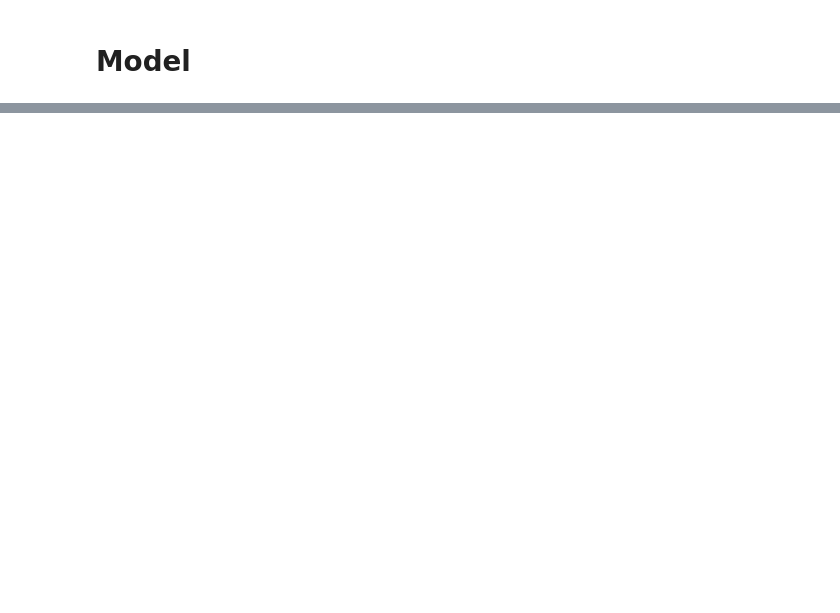
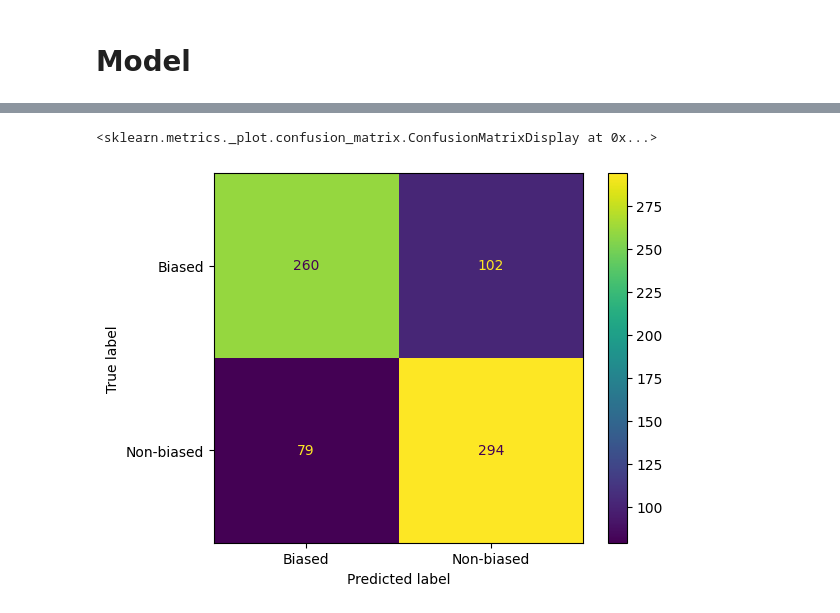
Before and after one commit to jeelfaldu7/may_code_jam_pudding, a Jupyter notebook: code_jam_may25.ipynb, the cells around one changed output, grey strips where cells are left out. Saved outputs shown, nothing was run; the diff lists cells and outputs as text; code cells hidden in the pictures; blank space fills up the shorter version.

```diff
--- a/code_jam_may25.ipynb
+++ b/code_jam_may25.ipynb
@@ -178,0 +265,8 @@ Using the cuda device.
+# %%
+from sklearn.ensemble import RandomForestClassifier
+
+rf_clf = RandomForestClassifier()
+rf_clf.fit(embeddings_train, ytrain)
+
+y_pred = rf_clf.predict(embeddings_test)
+print(classification_report(ytest, y_pred, target_names=[str(label) for label in le.classes_]))
@@ -178,0 +294,30 @@ Using the cuda device.
+# %%
+model = Sequential([
+    Dense(512, activation='gelu', input_shape=(embeddings_train.shape[1],)),
+    Dropout(0.3),
+    Dense(256, activation='gelu'),
+    Dropout(0.3),
+    # Dense(128, activation='gelu'),
+    # Dropout(0.3),
+    # Dense(64, activation='gelu'),
+    # Dropout(0.3),
+    Dense(len(set(ytrain)), activation='softmax')
+])
+
+
+model.compile(
+    optimizer=tf.keras.optimizers.Adam(learning_rate=0.0001),
+    loss='sparse_categorical_crossentropy',  # use this for integer labels
+    metrics=['accuracy']
+)
+# %%
+early_stop = EarlyStopping(monitor='val_loss', patience=3, restore_best_weights=True)
+
+history = model.fit(
+    embeddings_train, ytrain,
+    validation_data=(embeddings_val, yval),
+    epochs=60,
+    batch_size=32,
+    callbacks=[early_stop],
+    verbose=1
+)
@@ -178,0 +343,6 @@ Using the cuda device.
+# %%
+from sklearn.metrics import confusion_matrix, ConfusionMatrixDisplay
+
+ypred = model.predict(embeddings_test).argmax(axis=1)
+ConfusionMatrixDisplay.from_predictions(ytest, ypred, display_labels=le.classes_)
+# %% [output]
@@ -178,0 +350,2 @@ Using the cuda device.
+<sklearn.metrics._plot.confusion_matrix.ConfusionMatrixDisplay at 0x...>
+[figure, added]
```
Also changed, not shown: parts of 19 cells of this notebook.
